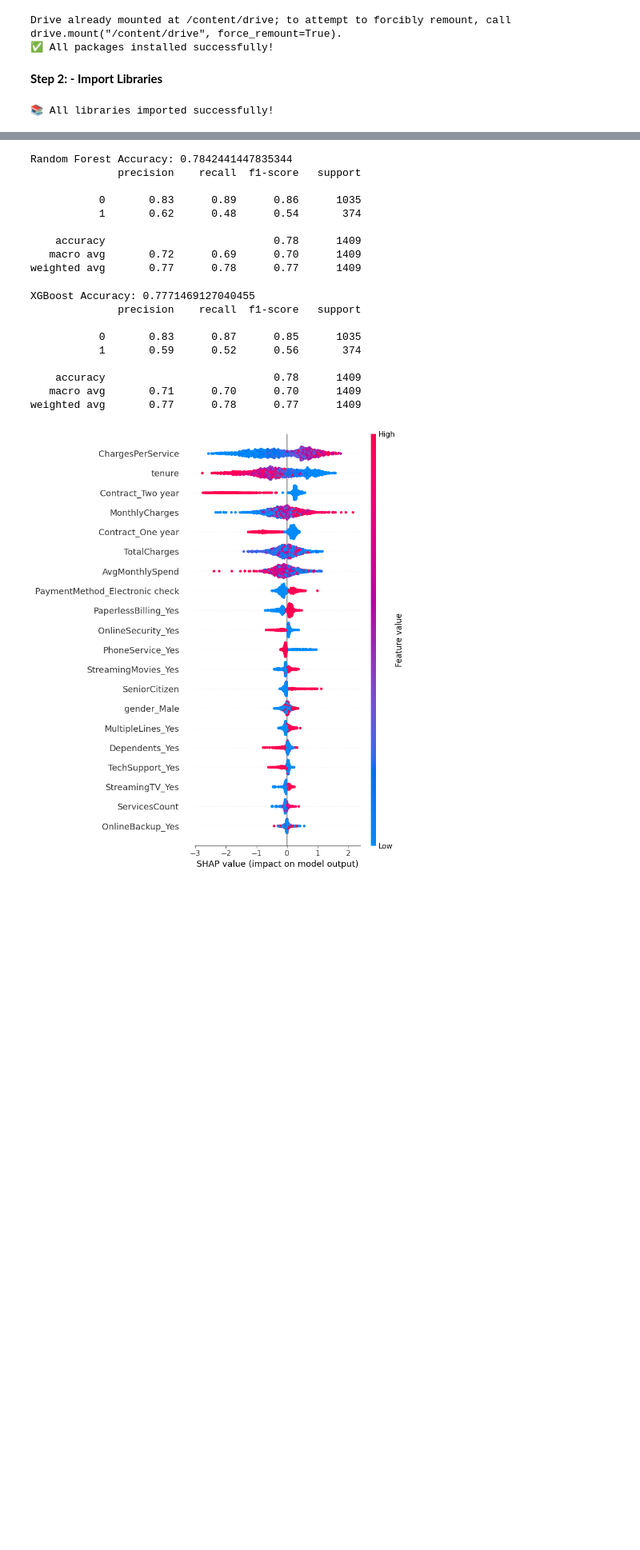
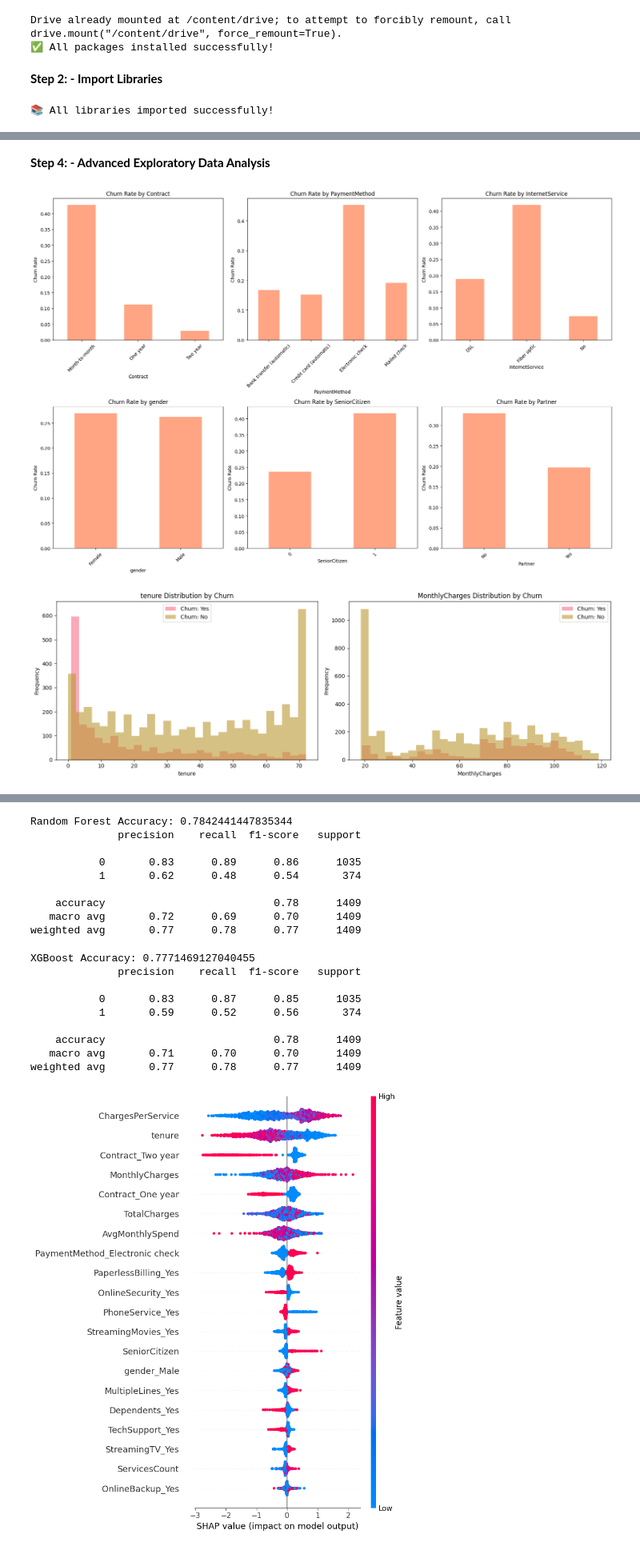
Before and after one commit to vedantgadhvi/Customer-Churn-Prediction, a Jupyter notebook: Customer_Churn_Prediction.ipynb, the cells around one changed output, grey strips where cells are left out. Shown at 80% size. Drawn from its saved outputs; the diff is of its cells as text; code cells hidden in the pictures; blank space fills up the shorter version.

Commit message:
Advanced EDA, Data Preprocessing and Feature Engineering

```diff
--- a/Customer_Churn_Prediction.ipynb
+++ b/Customer_Churn_Prediction.ipynb
@@ -116,0 +120,80 @@ df.head()
+# %% [markdown]
+**Step 4: - Advanced Exploratory Data Analysis**
+# %%
+def create_advanced_eda(df):
+    """Create comprehensive visualizations"""
+
+    # 1. Churn rate by categorical variables
+    fig, axes = plt.subplots(2, 3, figsize=(18, 12))
+    categorical_vars = ['Contract', 'PaymentMethod', 'InternetService', 'gender', 'SeniorCitizen', 'Partner']
+
+    for i, var in enumerate(categorical_vars):
+        row, col = i // 3, i % 3
+        churn_rate = df.groupby(var)['Churn'].apply(lambda x: (x == 'Yes').mean())
+        churn_rate.plot(kind='bar', ax=axes[row, col], color='coral', alpha=0.7)
+        axes[row, col].set_title(f'Churn Rate by {var}')
+        axes[row, col].set_ylabel('Churn Rate')
+        axes[row, col].tick_params(axis='x', rotation=45)
+
+    plt.tight_layout()
+    plt.show()
+
+    # 2. Numerical features distribution by churn
+    numerical_cols = ['tenure', 'MonthlyCharges']
+    fig, axes = plt.subplots(1, 2, figsize=(15, 5))
+
+    for i, col in enumerate(numerical_cols):
+        for churn_status in ['Yes', 'No']:
+            subset = df[df['Churn'] == churn_status][col]
+            axes[i].hist(subset, alpha=0.6, label=f'Churn: {churn_status}', bins=30)
+
+        axes[i].set_title(f'{col} Distribution by Churn')
+        axes[i].set_xlabel(col)
+        axes[i].set_ylabel('Frequency')
+        axes[i].legend()
+
+    plt.tight_layout()
+    plt.show()
+
+    # 3. Interactive plotly visualization
+    fig = px.box(
+        df,
+        x='Contract',
+        y='MonthlyCharges',
+        color='Churn',
+        title='Monthly Charges Distribution by Contract Type and Churn Status'
+    )
+    fig.show()
+
+    # 4. Services analysis
+    service_cols = ['PhoneService', 'OnlineSecurity', 'OnlineBackup', 'DeviceProtection',
+                   'TechSupport', 'StreamingTV', 'StreamingMovies']
+
+    service_data = []
+    for service in service_cols:
+        for churn_status in ['Yes', 'No']:
+            rate = (df[df['Churn'] == churn_status][service] == 'Yes').mean()
+            service_data.append({
+                'Service': service,
+                'Churn': churn_status,
+                'Adoption_Rate': rate
+            })
+
+    service_df = pd.DataFrame(service_data)
+
+    fig = px.bar(
+        service_df,
+        x='Service',
+        y='Adoption_Rate',
+        color='Churn',
+        barmode='group',
+        title='Service Adoption Rates by Churn Status'
+    )
+    fig.update_layout(xaxis_tickangle=-45)
+    fig.show()
+
+# Run advanced EDA
+create_advanced_eda(df)
+# %% [output]
+[figure, added]
+[figure, added]
```
Also changed, not shown: parts of 8 cells of this notebook.
